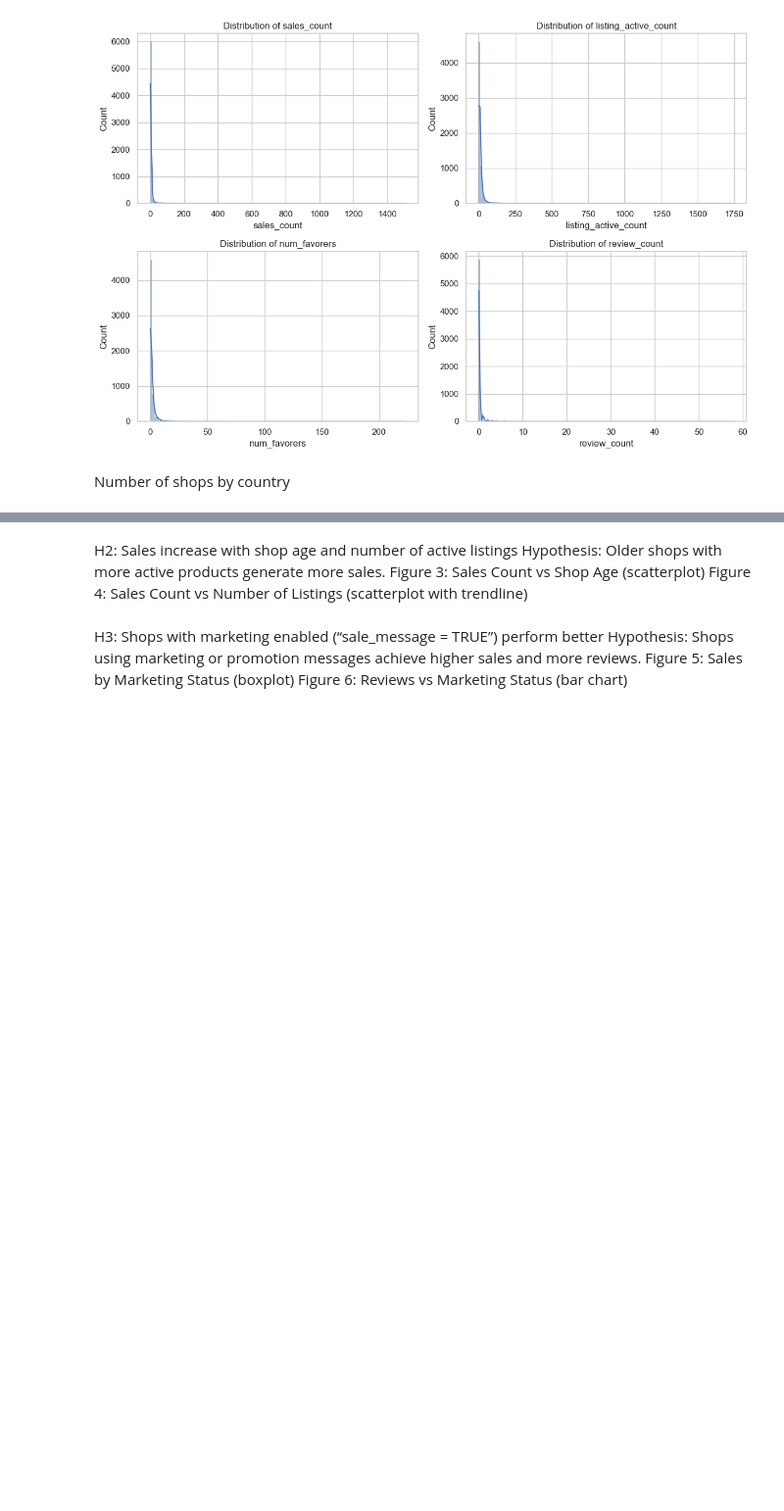
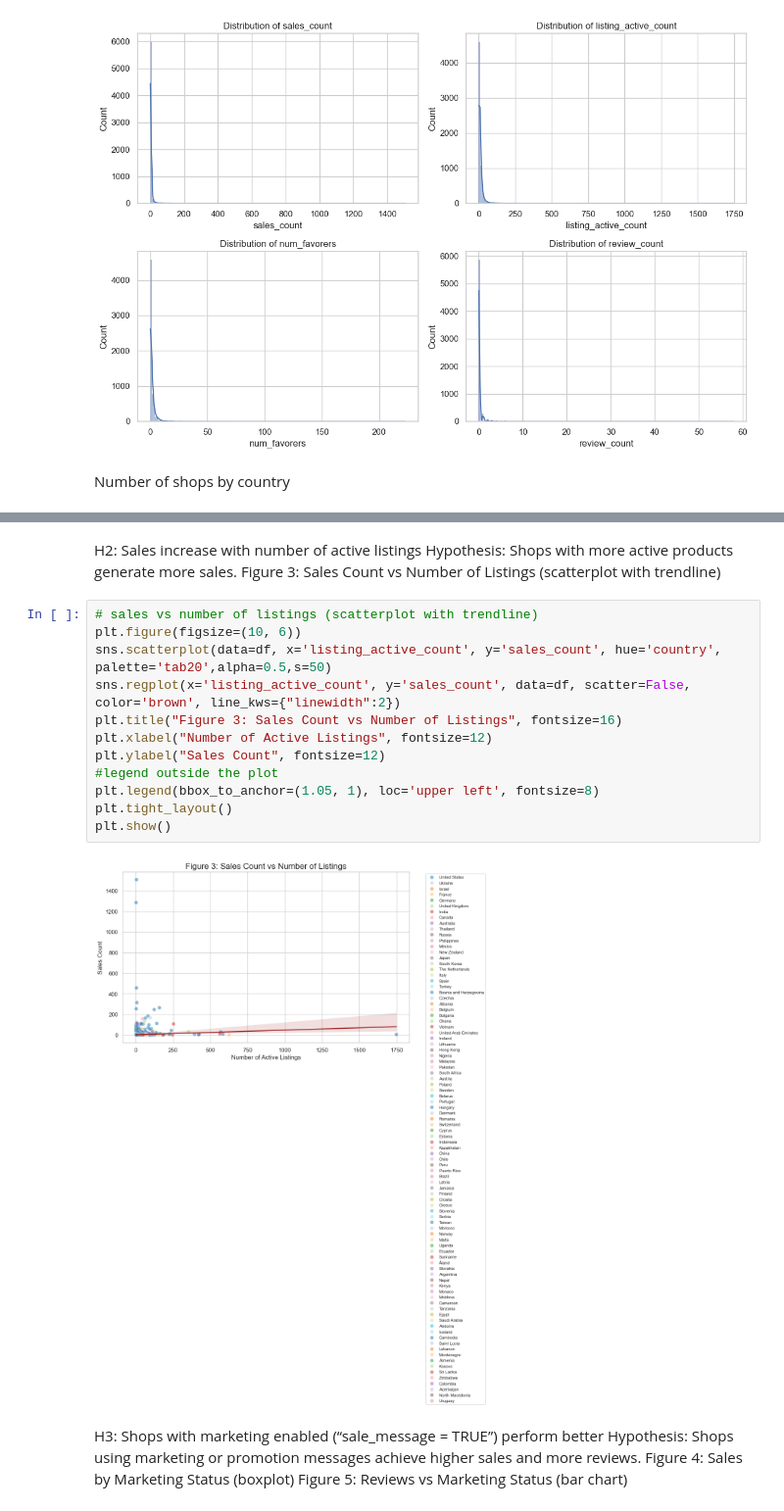
Before and after one commit to Karolinawl/fuzzy-engine, a Jupyter notebook: assets/eda_analysis.ipynb, the cells around one changed output, grey strips where cells are left out. Shown at 98% size. Cells and saved outputs as stored; diff of their text form; blank space fills up the shorter version.

```diff
--- a/assets/eda_analysis.ipynb
+++ b/assets/eda_analysis.ipynb
@@ -153,10 +184,23 @@ Figure 2: Sales distribution per region (boxplot)
 # %% [markdown]
-H2: Sales increase with shop age and number of active listings
-Hypothesis: Older shops with more active products generate more sales.
-Figure 3: Sales Count vs Shop Age (scatterplot)
-Figure 4: Sales Count vs Number of Listings (scatterplot with trendline)
+H2: Sales increase with number of active listings
+Hypothesis: Shops with more active products generate more sales.
+Figure 3: Sales Count vs Number of Listings (scatterplot with trendline)
+# %%
+# sales vs number of listings (scatterplot with trendline)
+plt.figure(figsize=(10, 6))
+sns.scatterplot(data=df, x='listing_active_count', y='sales_count', hue='country', palette='tab20',alpha=0.5,s=50)
+sns.regplot(x='listing_active_count', y='sales_count', data=df, scatter=False, color='brown', line_kws={"linewidth":2})
+plt.title("Figure 3: Sales Count vs Number of Listings", fontsize=16)
+plt.xlabel("Number of Active Listings", fontsize=12)
+plt.ylabel("Sales Count", fontsize=12)
+#legend outside the plot
+plt.legend(bbox_to_anchor=(1.05, 1), loc='upper left', fontsize=8)
+plt.tight_layout()
+plt.show()
+# %% [output]
+[figure, added]
 # %% [markdown]
 H3: Shops with marketing enabled (“sale_message = TRUE”) perform better
 Hypothesis: Shops using marketing or promotion messages achieve higher sales and more reviews.
-Figure 5: Sales by Marketing Status (boxplot)
-Figure 6: Reviews vs Marketing Status (bar chart)
+Figure 4: Sales by Marketing Status (boxplot)
+Figure 5: Reviews vs Marketing Status (bar chart)
```
Also changed, not shown: parts of 13 cells of this notebook.
